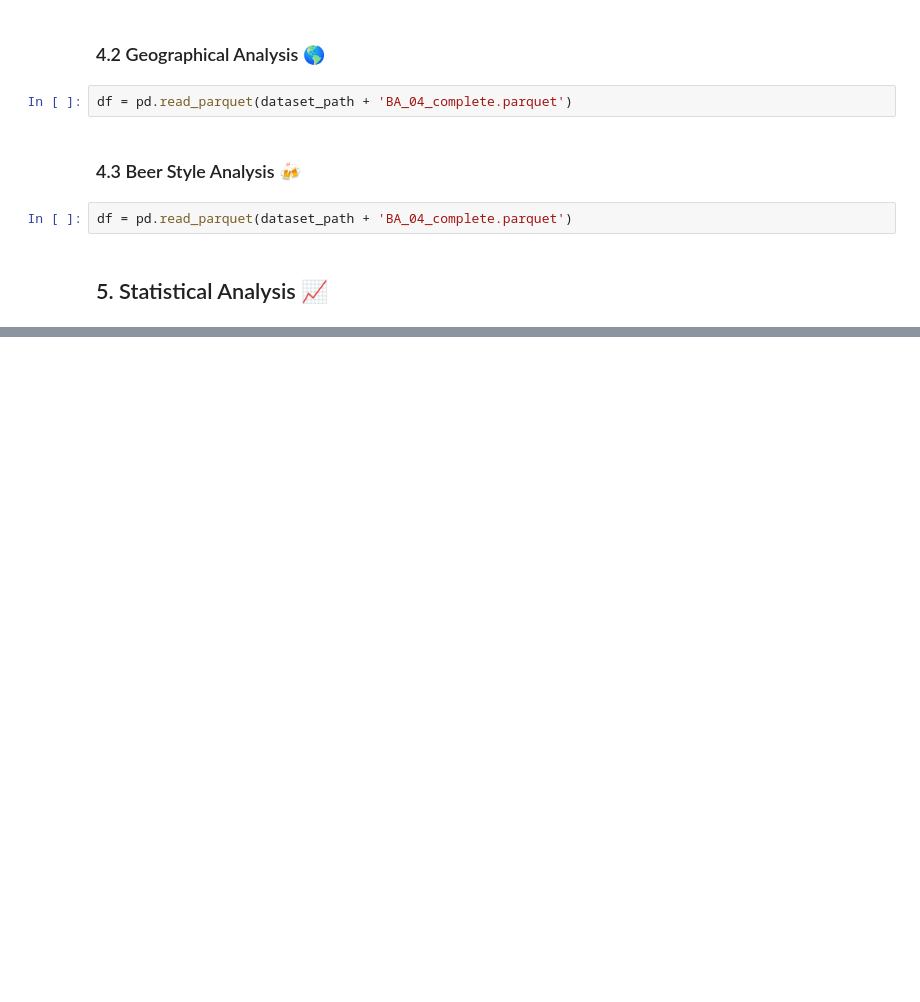
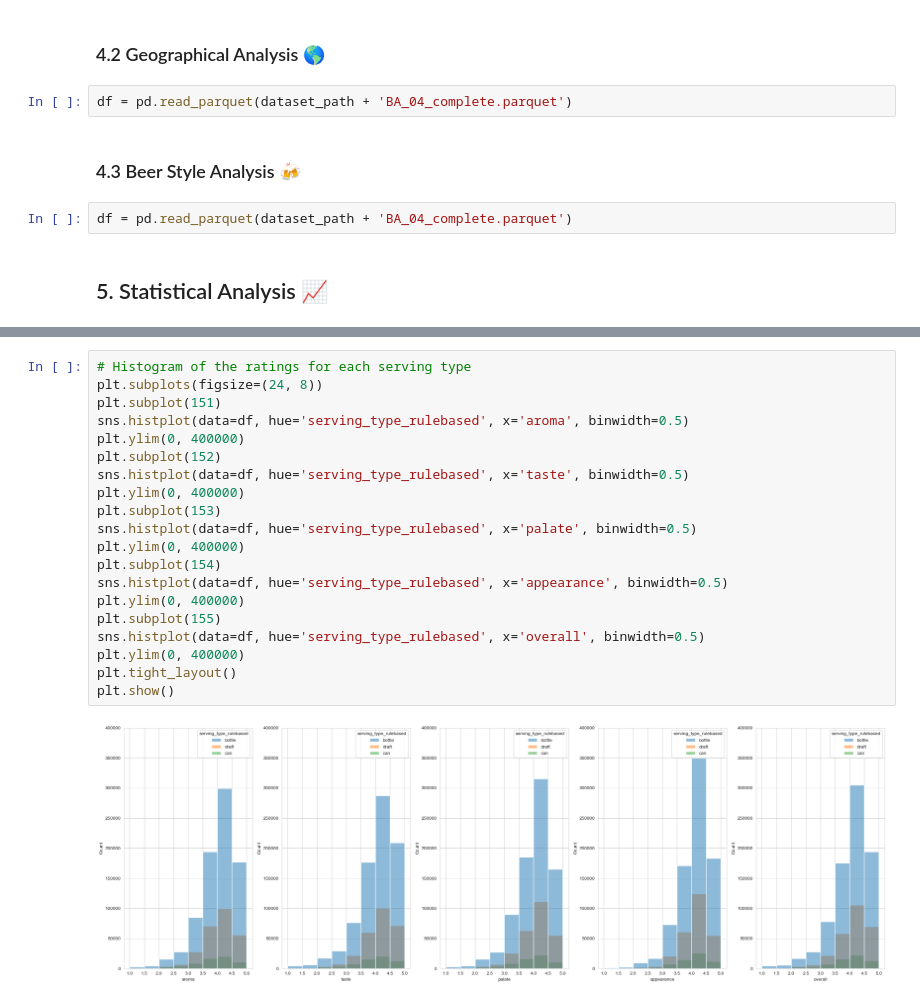
Before and after one commit to epfl-ada/ada-2023-project-beeradaventure46, a Jupyter notebook: Milestone_3.ipynb, the cells around one changed output, grey strips where cells are left out. Drawn from its saved outputs; the diff is of its cells as text; blank space fills up the shorter version.

```diff
--- a/Milestone_3.ipynb
+++ b/Milestone_3.ipynb
@@ -1592,0 +1665,22 @@ df = pd.read_parquet(dataset_path + 'BA_04_complete.parquet')
+# %%
+# Histogram of the ratings for each serving type
+plt.subplots(figsize=(24, 8))
+plt.subplot(151)
+sns.histplot(data=df, hue='serving_type_rulebased', x='aroma', binwidth=0.5)
+plt.ylim(0, 400000)
+plt.subplot(152)
+sns.histplot(data=df, hue='serving_type_rulebased', x='taste', binwidth=0.5)
+plt.ylim(0, 400000)
+plt.subplot(153)
+sns.histplot(data=df, hue='serving_type_rulebased', x='palate', binwidth=0.5)
+plt.ylim(0, 400000)
+plt.subplot(154)
+sns.histplot(data=df, hue='serving_type_rulebased', x='appearance', binwidth=0.5)
+plt.ylim(0, 400000)
+plt.subplot(155)
+sns.histplot(data=df, hue='serving_type_rulebased', x='overall', binwidth=0.5)
+plt.ylim(0, 400000)
+plt.tight_layout()
+plt.show()
+# %% [output]
+[figure, added]
```
Also changed, not shown: parts of 3 cells of this notebook, 1 other file.
